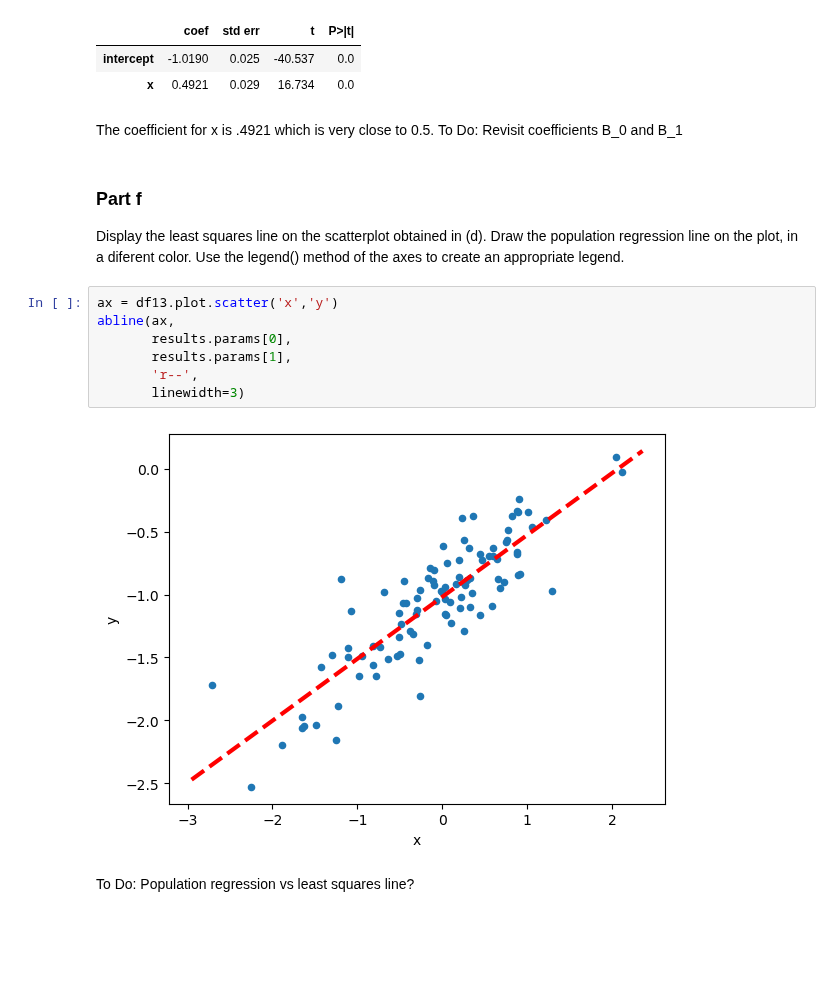
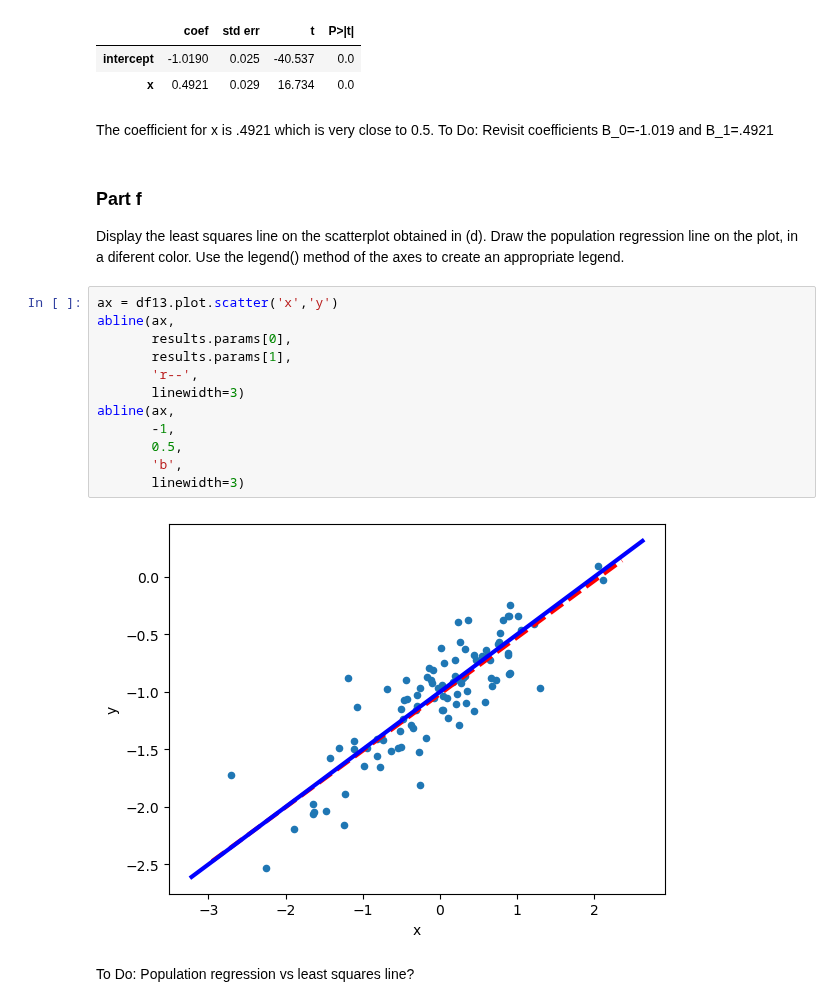
Before and after one commit to kmerkl22/k-s-ISL, a Jupyter notebook: Notebooks/Ch03-ISLExercises.ipynb, the cells around one changed output. Drawn from its saved outputs; the diff is of its cells as text; blank space fills up the shorter version.

```diff
--- a/Notebooks/Ch03-ISLExercises.ipynb
+++ b/Notebooks/Ch03-ISLExercises.ipynb
@@ -485,7 +485,7 @@ summarize(results)
 | x | 0.4921 | 0.029 | 16.734 | 0.0 |
 # %% [markdown]
 The coefficient for x is .4921 which is very close to 0.5.
-To Do: Revisit coefficients B_0 and B_1
+To Do: Revisit coefficients B_0=-1.019 and B_1=.4921
 # %% [markdown]
 ### Part f
 Display the least squares line on the scatterplot obtained in (d).
@@ -494,12 +494,17 @@ color. Use the legend() method of the axes to create an appropriate legend.
 # %%
 ax = df13.plot.scatter('x','y')
 abline(ax,
        results.params[0],
        results.params[1],
        'r--',
        linewidth=3)
+abline(ax,
+       -1,
+       0.5,
+       'b',
+       linewidth=3)
 # %% [output]
-[figure, old version]
+[figure, new version]
 # %% [markdown]
 To Do: Population regression vs least squares line?
 # %% [markdown]
```
Also changed, not shown: parts of 1 cell of this notebook.
